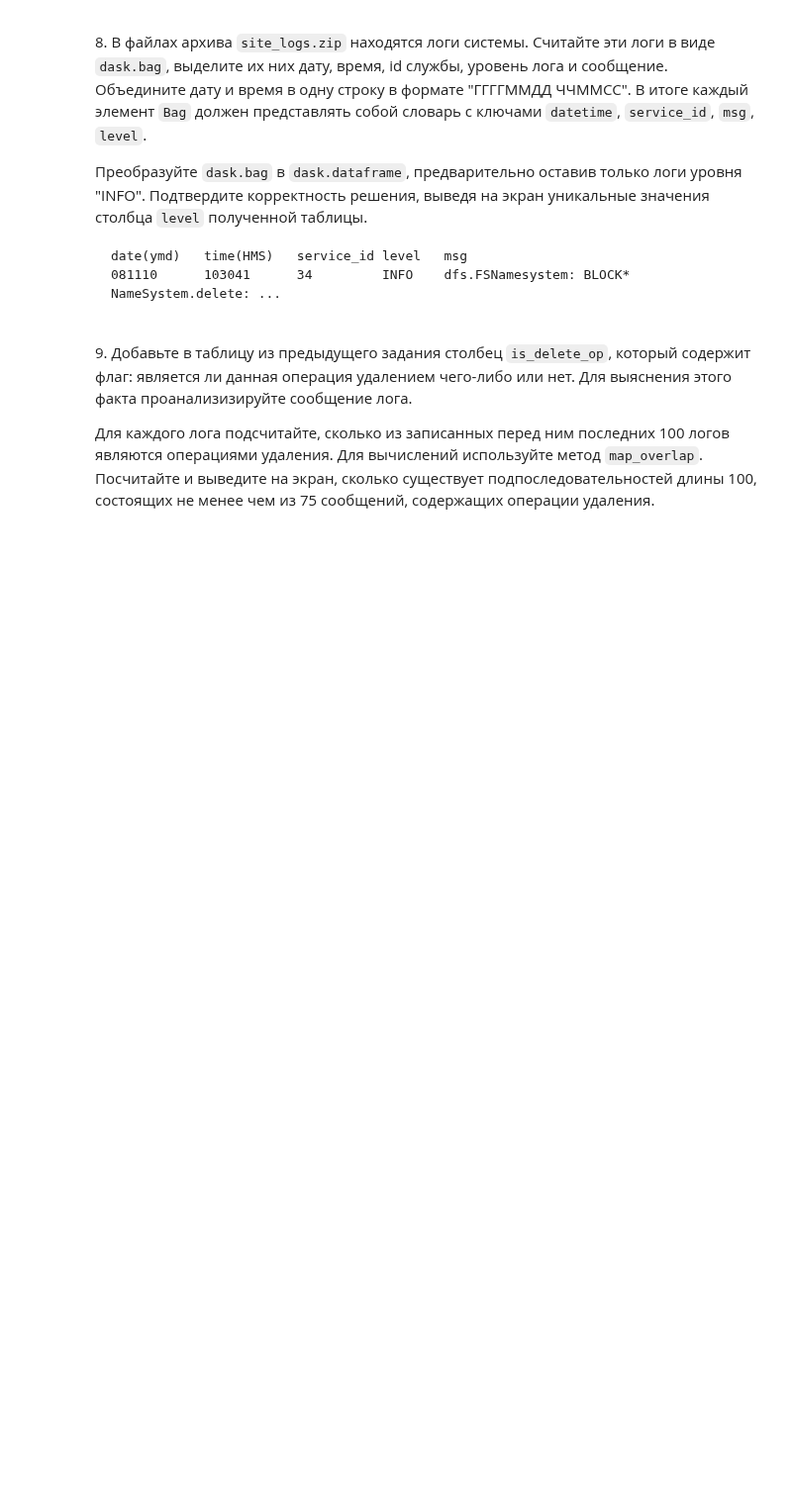
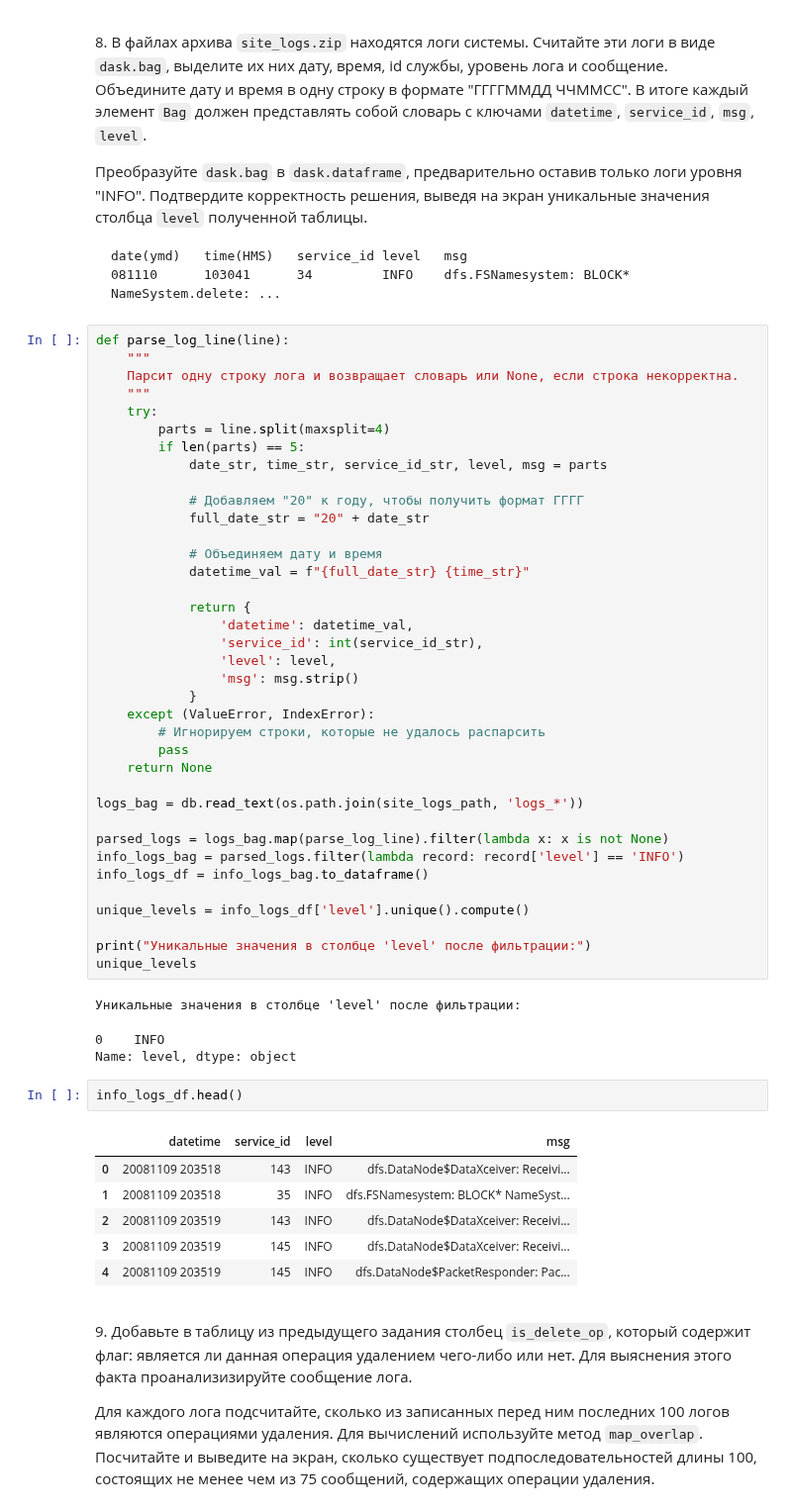
Before and after one commit to Ackrome/FU, a Jupyter notebook: Course_3/TOBD/13_dask_dataframe_adv_Тищенко_Иван_ПМ23-1.ipynb, the cells around one changed output. Shown at 99% size. Cells and saved outputs as stored; diff of their text form; blank space fills up the shorter version.

````diff
--- a/Course_3/TOBD/13_dask_dataframe_adv_Тищенко_Иван_ПМ23-1.ipynb
+++ b/Course_3/TOBD/13_dask_dataframe_adv_Тищенко_Иван_ПМ23-1.ipynb
@@ -535,6 +525,56 @@ result_pdf
 date(ymd)   time(HMS)   service_id level   msg
 081110      103041      34         INFO    dfs.FSNamesystem: BLOCK* NameSystem.delete: ...
 ```
+# %%
+def parse_log_line(line):
+    """
+    Парсит одну строку лога и возвращает словарь или None, если строка некорректна.
+    """
+    try:
+        parts = line.split(maxsplit=4)
+        if len(parts) == 5:
+            date_str, time_str, service_id_str, level, msg = parts
+
+            # Добавляем "20" к году, чтобы получить формат ГГГГ
+            full_date_str = "20" + date_str
+
+            # Объединяем дату и время
+            datetime_val = f"{full_date_str} {time_str}"
+
+            return {
+                'datetime': datetime_val,
+                'service_id': int(service_id_str),
+                'level': level,
+                'msg': msg.strip()
+            }
+    except (ValueError, IndexError):
+        # Игнорируем строки, которые не удалось распарсить
+        pass
+    return None
+
+logs_bag = db.read_text(os.path.join(site_logs_path, 'logs_*'))
+
+parsed_logs = logs_bag.map(parse_log_line).filter(lambda x: x is not None)
+info_logs_bag = parsed_logs.filter(lambda record: record['level'] == 'INFO')
+info_logs_df = info_logs_bag.to_dataframe()
+
+unique_levels = info_logs_df['level'].unique().compute()
+
+print("Уникальные значения в столбце 'level' после фильтрации:")
+unique_levels
+# %% [output]
+Уникальные значения в столбце 'level' после фильтрации:
+0    INFO
+Name: level, dtype: object
+# %%
+info_logs_df.head()
+# %% [output]
+|  | datetime | service_id | level | msg |
+| 0 | 20081109 203518 | 143 | INFO | dfs.DataNode$DataXceiver: Receivi... |
+| 1 | 20081109 203518 | 35 | INFO | dfs.FSNamesystem: BLOCK* NameSyst... |
+| 2 | 20081109 203519 | 143 | INFO | dfs.DataNode$DataXceiver: Receivi... |
+| 3 | 20081109 203519 | 145 | INFO | dfs.DataNode$DataXceiver: Receivi... |
+| 4 | 20081109 203519 | 145 | INFO | dfs.DataNode$PacketResponder: Pac... |
 # %% [markdown]
 <p class="task" id="9"></p>
 
````
Also changed, not shown: parts of 6 cells of this notebook.
